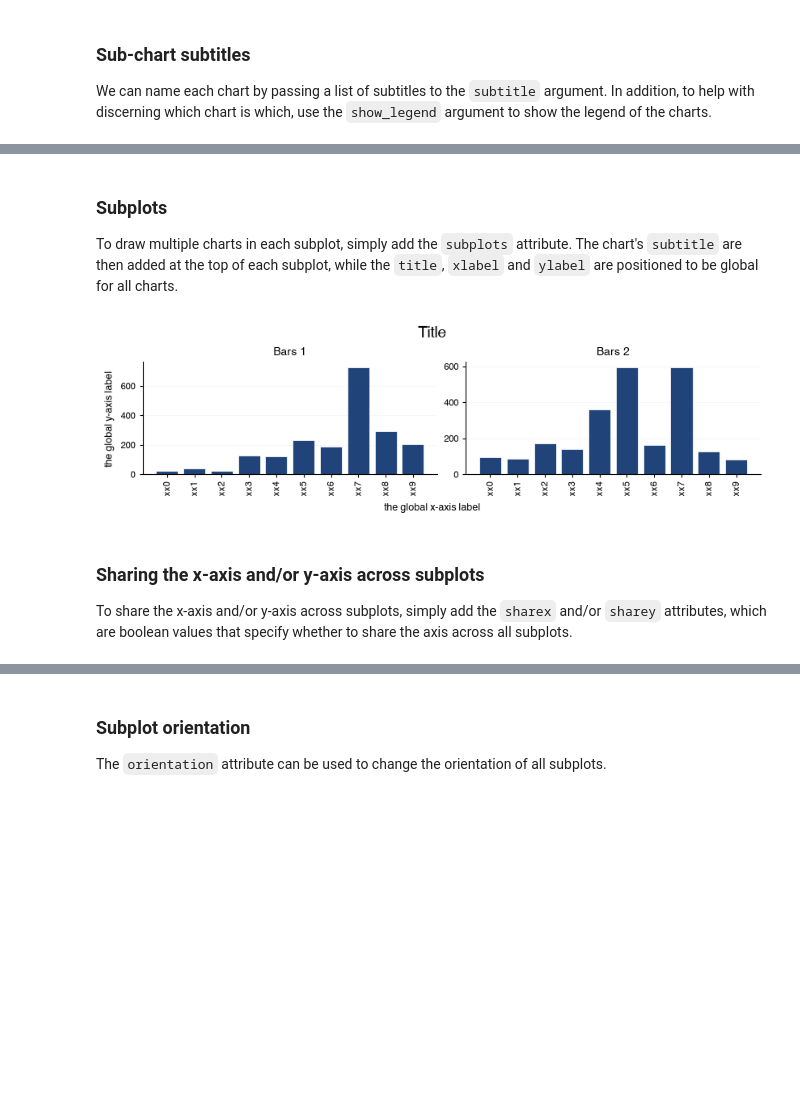
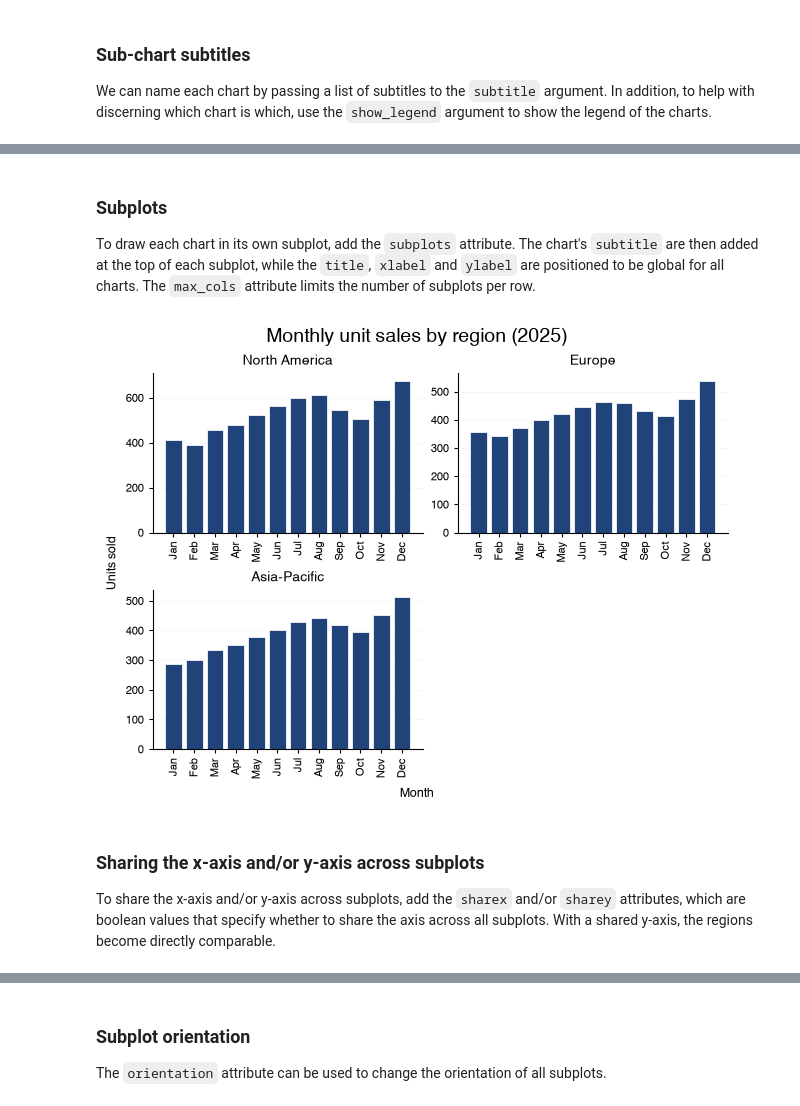
Before and after one commit to eriknovak/datachart, a Jupyter notebook: docs/how-to-guides/charts/barchart.ipynb, the cells around one changed output, grey strips where cells are left out. Cells and saved outputs as stored; diff of their text form; code cells hidden in the pictures; blank space fills up the shorter version.

```diff
--- a/docs/how-to-guides/charts/barchart.ipynb
+++ b/docs/how-to-guides/charts/barchart.ipynb
@@ -71,0 +87,28 @@ import random
+# %%
+MONTHS = ["Jan", "Feb", "Mar", "Apr", "May", "Jun", "Jul", "Aug", "Sep", "Oct", "Nov", "Dec"]
+REGIONS = ["North America", "Europe", "Asia-Pacific"]
+
+# monthly unit sales per region (2025) and the standard deviation of daily sales
+UNITS = {
+    "North America": [412, 389, 455, 478, 521, 563, 598, 612, 547, 503, 588, 676],
+    "Europe": [355, 341, 372, 398, 421, 447, 463, 459, 431, 412, 474, 539],
+    "Asia-Pacific": [288, 301, 334, 352, 379, 402, 428, 441, 417, 396, 452, 512],
+}
+DAILY_STD = {
+    "North America": [38, 35, 41, 40, 44, 47, 52, 55, 46, 43, 50, 61],
+    "Europe": [29, 27, 31, 33, 35, 36, 39, 38, 35, 34, 40, 47],
+    "Asia-Pacific": [24, 26, 28, 30, 32, 34, 37, 38, 35, 33, 39, 45],
+}
+SALES_GOAL = 1500
+
+sales_total = [
+    {"label": month, "y": sum(UNITS[region][i] for region in REGIONS)}
+    for i, month in enumerate(MONTHS)
+]
+sales_by_region = [
+    [
+        {"label": month, "y": units, "yerr": std}
+        for month, units, std in zip(MONTHS, UNITS[region], DAILY_STD[region])
+    ]
+    for region in REGIONS
+]
@@ -348,24 +443,26 @@ BarChart(
 # %% [markdown]
 ### Subplots
 
-To draw multiple charts in each subplot, simply add the `subplots` attribute. The chart's `subtitle` are then added at the top of each subplot, while the `title`, `xlabel` and `ylabel` are positioned to be global for all charts.
+To draw each chart in its own subplot, add the `subplots` attribute. The chart's `subtitle` are then added at the top of each subplot, while the `title`, `xlabel` and `ylabel` are positioned to be global for all charts. The `max_cols` attribute limits the number of subplots per row.
 # %%
 BarChart(
-    data=multi_chart_data,
-    subtitle=chart_subtitles,
-    title="Title",
-    xlabel="the global x-axis label",
-    ylabel="the global y-axis label",
-    figsize=FIG_SIZE.FULL_SHORT,
+    data=sales_by_region,
+    subtitle=REGIONS,
+    title="Monthly unit sales by region (2025)",
+    xlabel="Month",
+    ylabel="Units sold",
+    figsize=FIG_SIZE.FULL_MEDIUM,
     show_grid=SHOW_GRID.Y,
     # show each chart in its own subplot
     subplots=True,
+    # at most two subplots per row
+    max_cols=2,
 ).show()
 # %% [output]
-[figure, old version]
+[figure, new version]
 # %% [markdown]
 ### Sharing the x-axis and/or y-axis across subplots
 
-To share the x-axis and/or y-axis across subplots, simply add the `sharex` and/or `sharey` attributes, which are boolean values that specify whether to share the axis across all subplots.
+To share the x-axis and/or y-axis across subplots, add the `sharex` and/or `sharey` attributes, which are boolean values that specify whether to share the axis across all subplots. With a shared y-axis, the regions become directly comparable.
 # %%
 BarChart(
```
Also changed, not shown: parts of 73 cells of this notebook, 1 other file.
